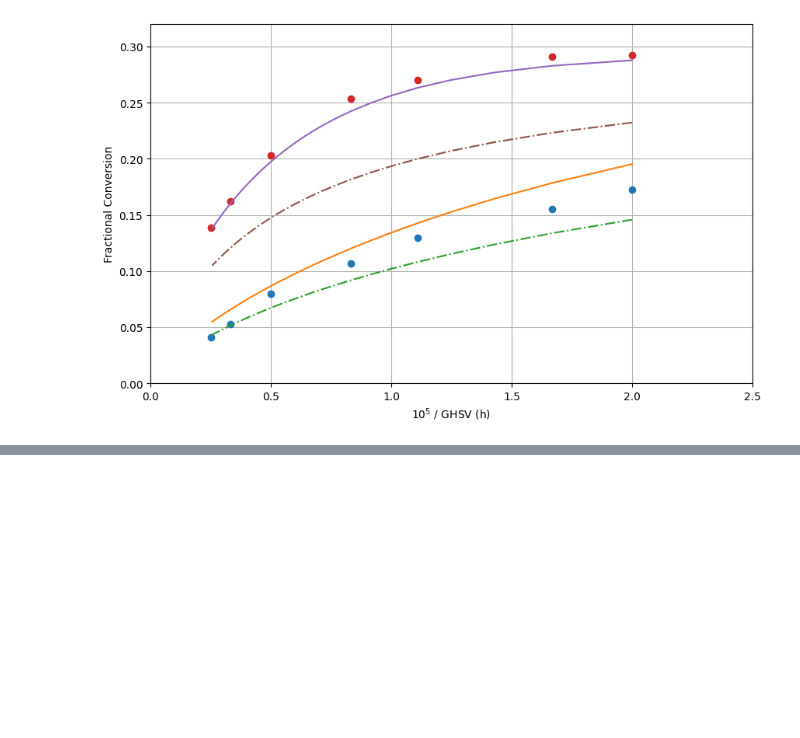
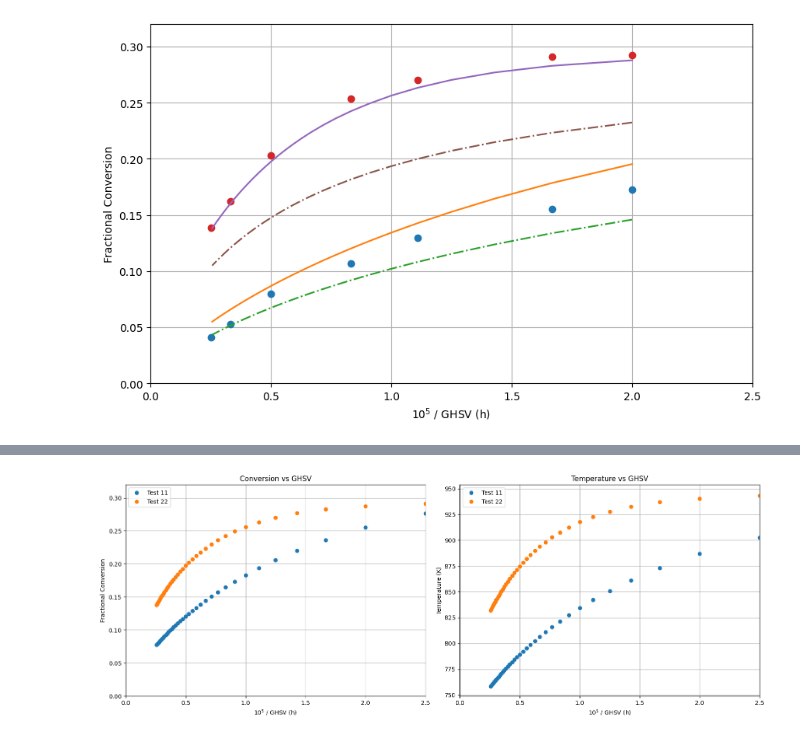
Before and after one commit to computational-chemical-engineering/ammonia_synthesis_reactor, a Jupyter notebook: ammonia_kinetics_check.ipynb, the cells around one changed output, grey strips where cells are left out. Drawn from its saved outputs; the diff is of its cells as text; code cells hidden in the pictures; blank space fills up the shorter version.

Commit message:
Running implementation with temperature equation

```diff
--- a/ammonia_kinetics_check.ipynb
+++ b/ammonia_kinetics_check.ipynb
@@ -177,0 +175,70 @@ print((F0[1]-F[1])/F0[1])
+# %%
+import warnings
+warnings.simplefilter("error", RuntimeWarning)
+
+from gas_mixture_correlations import GasMixtureCorrelations
+correlation = GasMixtureCorrelations(species,"properties_database.json")
+
+def ode_plugflow_adiabatic(y, p, kinetics):
+    F = y[:-1]  # Extract flow rates from the input vector, excluding the last element
+    T = y[-1]  # Extract temperature from the last element
+    dydx = np.zeros_like(y)  # Initialize the derivative vector
+    F_tot = np.sum(F)  # Total flow rate
+    mol_frac = F / F_tot  # Convert flow rates to mole fractions
+    p_partial = mol_frac * p  # Convert mole fractions to partial pressures
+    cp_F = np.sum(correlation.specific_heat(F, T))
+    enthalpies= correlation.species_enthalpies(T)
+    #rates = kinetics(p_partial, T=T)
+    #kinetics.set_T_and_p(T, p)
+    rates = kinetics(p_partial)
+    dH_react = np.sum(rates * enthalpies)
+    dydx[:-1] = rates  # Update flow rates based on reaction rates
+    dydx[-1] = -dH_react / cp_F  # Update temperature based on enthalpy change
+    return dydx
+
+
+fig, axes = plt.subplots(1, 2, figsize=(16, 6))  # Create two subplots side by side
+standard_temperature = 273.15  # Kelvin (0°C)
+standard_pressure = 101325  # Pascals (1 atm)
+tests = [11, 22]
+for test in tests:
+    row = df[df["Test"] == test].iloc[0]
+    p = 1e5*row['Pressure (bar)']
+    T0 = 273.15 + row['Temperature (°C)']  # Initial temperature in Kelvin
+    kinetics.set_T_and_p(T0, p)  # Set temperature and pressure for kinetics
+    conversion_pfr_adiabatic = []
+    temperatures = []
+
+    gHSV = np.arange(50000, 400000, 10000)  # GHSV values for interpolation
+    composition = np.array([1.0 / (1.0 + q), q / (1.0 + q), 0.0])  # N2, H2, NH3 composition
+    for gHSV_value in gHSV:
+        F0 = gHSV_value / 3600 * (standard_pressure / (R * standard_temperature)) * composition  # Initial flow rates
+        y0 = np.append(F0, T0)  # Append initial temperature to flow rates
+        sol = solve_ivp(lambda zeta, y: ode_plugflow_adiabatic(y, p, kinetics), [0, 1], y0, t_eval=[1], method='BDF')
+        conversion_pfr_adiabatic.append((F0[1] - sol.y[1, 0]) / F0[1])
+        temperatures.append(sol.y[-1, 0])  # Store the final temperature
+
+    axes[0].plot(1e5 / np.array(gHSV), conversion_pfr_adiabatic, 'o', label=f"Test {test}")
+    axes[1].plot(1e5 / np.array(gHSV), temperatures, 'o', label=f"Test {test}")
+
+# Configure the conversion plot
+axes[0].set_xlabel(r"$10^5$ / GHSV (h)")
+axes[0].set_ylabel("Fractional Conversion")
+axes[0].set_xlim(0, 2.5)
+axes[0].set_ylim(0, 0.32)
+axes[0].grid()
+axes[0].legend()
+axes[0].set_title("Conversion vs GHSV")
+
+# Configure the temperature plot
+axes[1].set_xlabel(r"$10^5$ / GHSV (h)")
+axes[1].set_ylabel("Temperature (K)")
+axes[1].set_xlim(0, 2.5)
+axes[1].grid()
+axes[1].legend()
+axes[1].set_title("Temperature vs GHSV")
+
+plt.tight_layout()
+plt.show()
+# %% [output]
+[figure, added]
```
Also changed, not shown: parts of 2 cells of this notebook, 5 other files.
